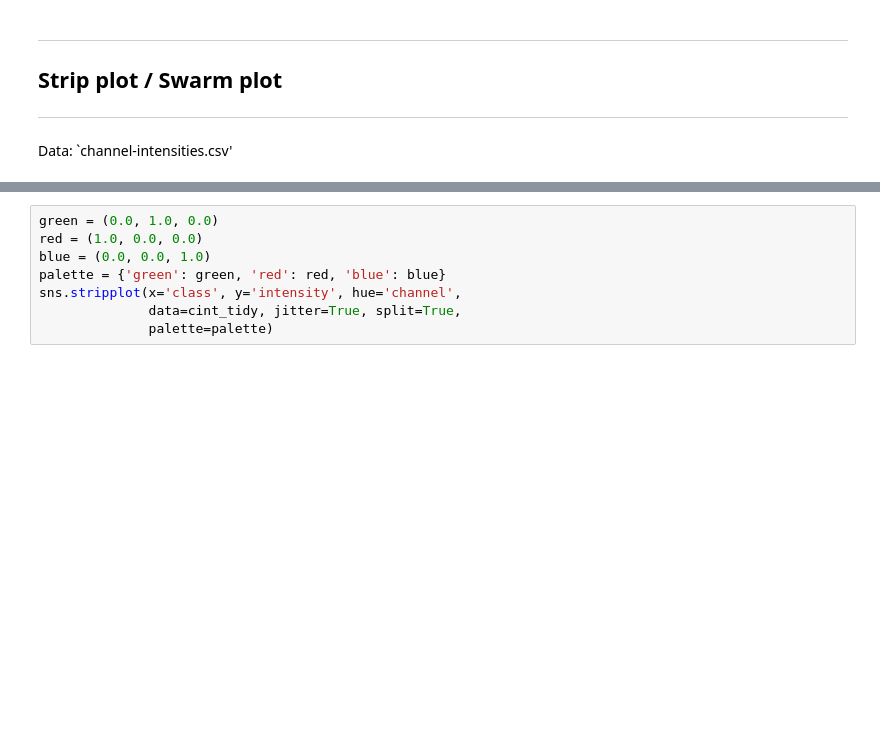
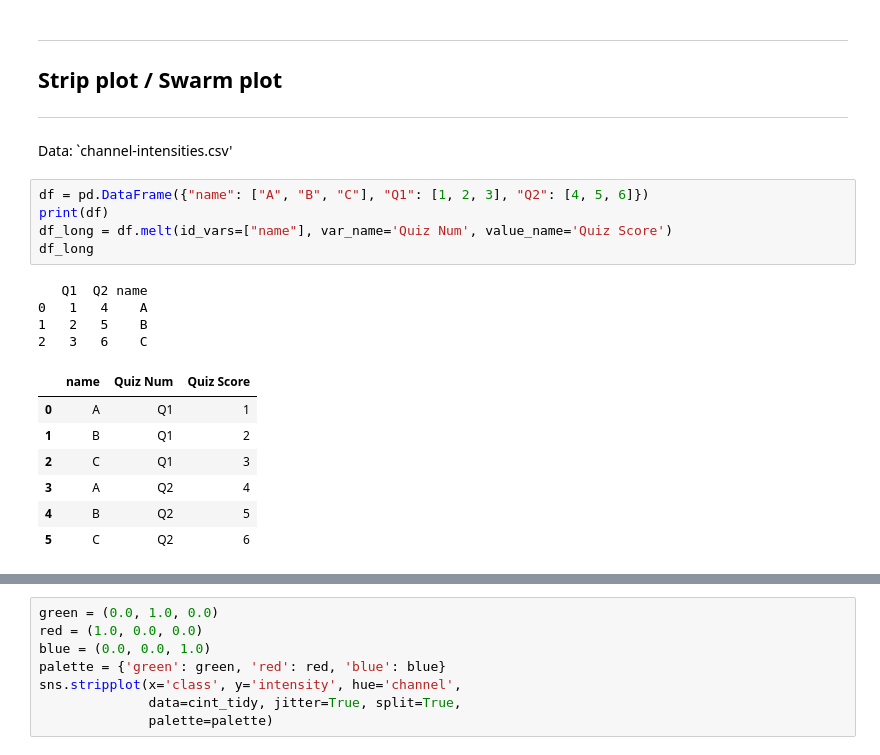
Before and after one commit to edmundlth/advanced_business_analytics_materials, a Jupyter notebook: lunchtime_session_29062017.ipynb, the cells around one changed output, grey strips where cells are left out. Saved outputs shown, nothing was run; the diff lists cells and outputs as text; blank space fills up the shorter version.

```diff
--- a/lunchtime_session_29062017.ipynb
+++ b/lunchtime_session_29062017.ipynb
@@ -222,3 +222,20 @@ table2.pivot_table(values=['count'],
 ## Strip plot / Swarm plot
 ---
 Data: `channel-intensities.csv'
+# %%
+df = pd.DataFrame({"name": ["A", "B", "C"], "Q1": [1, 2, 3], "Q2": [4, 5, 6]})
+print(df)
+df_long = df.melt(id_vars=["name"], var_name='Quiz Num', value_name='Quiz Score')
+df_long
+# %% [output]
+   Q1  Q2 name
+0   1   4    A
+1   2   5    B
+2   3   6    C
+|  | name | Quiz Num | Quiz Score |
+| 0 | A | Q1 | 1 |
+| 1 | B | Q1 | 2 |
+| 2 | C | Q1 | 3 |
+| 3 | A | Q2 | 4 |
+| 4 | B | Q2 | 5 |
+| 5 | C | Q2 | 6 |
```
Also changed, not shown: parts of 2 cells of this notebook, 2 other files.
